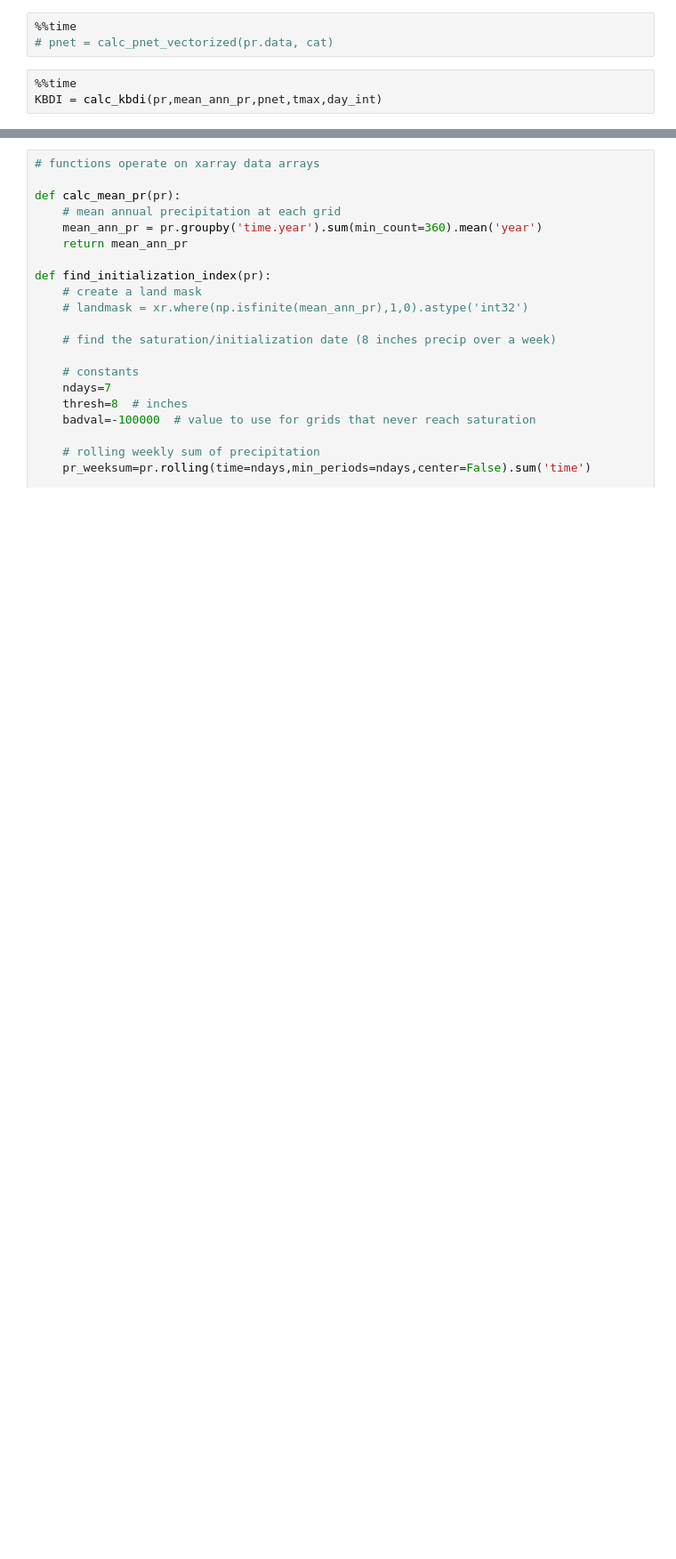
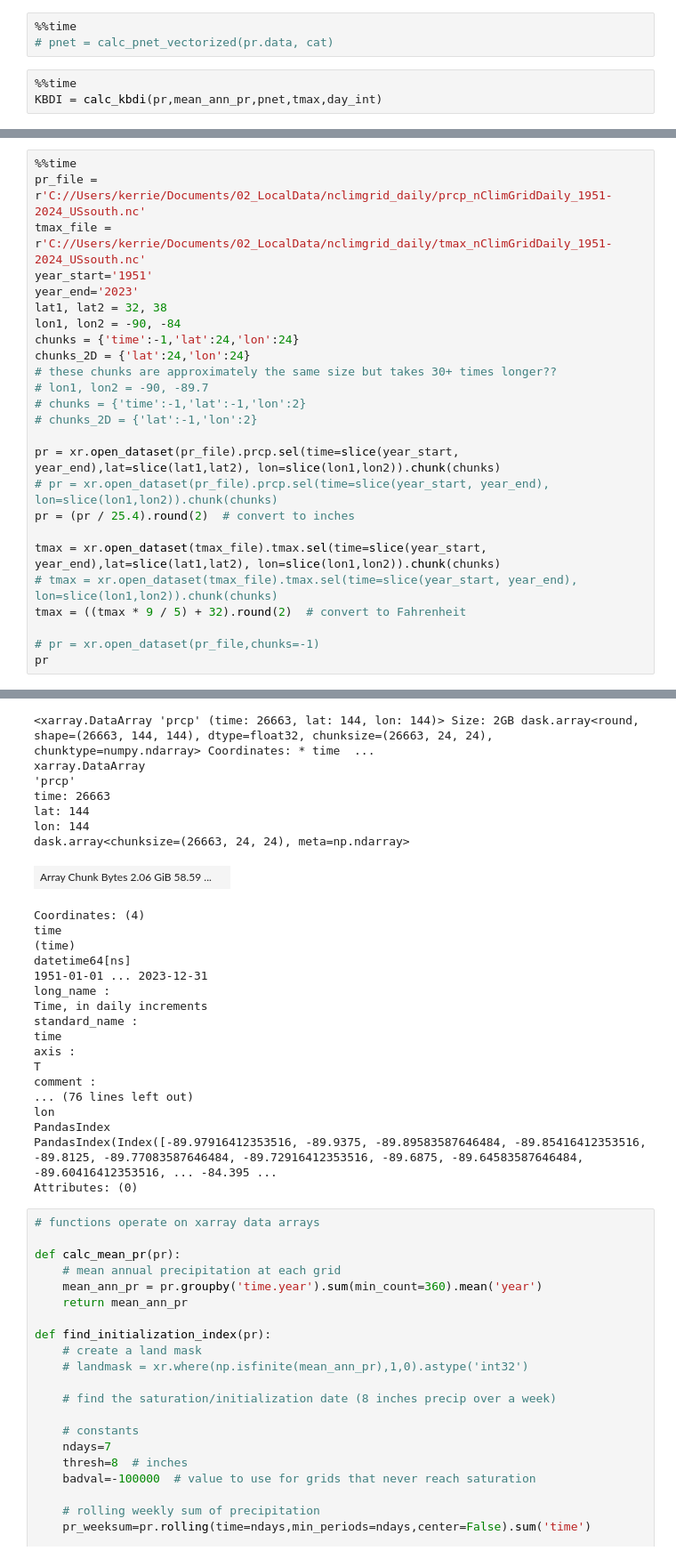
Before and after one commit to kerriegeil/NERR_fire, a Jupyter notebook: 02_analysis/messy/test_vectorized.ipynb, the cells around one changed output, grey strips where cells are left out. Shown: that part at 89% size. Cells and saved outputs as stored; diff of their text form; blank space fills up the shorter version.

```diff
--- a/02_analysis/messy/test_vectorized.ipynb
+++ b/02_analysis/messy/test_vectorized.ipynb
@@ -638,0 +606,26 @@ KBDI = calc_kbdi(pr,mean_ann_pr,pnet,tmax,day_int)
+# %%
+%%time
+pr_file = r'C://Users/kerrie/Documents/02_LocalData/nclimgrid_daily/prcp_nClimGridDaily_1951-2024_USsouth.nc'
+tmax_file = r'C://Users/kerrie/Documents/02_LocalData/nclimgrid_daily/tmax_nClimGridDaily_1951-2024_USsouth.nc'
+year_start='1951'
+year_end='2023'
+lat1, lat2 = 32, 38
+lon1, lon2 = -90, -84
+chunks = {'time':-1,'lat':24,'lon':24}
+chunks_2D = {'lat':24,'lon':24}
+# these chunks are approximately the same size but takes 30+ times longer??
+# lon1, lon2 = -90, -89.7
+# chunks = {'time':-1,'lat':-1,'lon':2}
+# chunks_2D = {'lat':-1,'lon':2}
+
+pr = xr.open_dataset(pr_file).prcp.sel(time=slice(year_start, year_end),lat=slice(lat1,lat2), lon=slice(lon1,lon2)).chunk(chunks)
+# pr = xr.open_dataset(pr_file).prcp.sel(time=slice(year_start, year_end), lon=slice(lon1,lon2)).chunk(chunks)
+pr = (pr / 25.4).round(2)  # convert to inches
+
+tmax = xr.open_dataset(tmax_file).tmax.sel(time=slice(year_start, year_end),lat=slice(lat1,lat2), lon=slice(lon1,lon2)).chunk(chunks)
+# tmax = xr.open_dataset(tmax_file).tmax.sel(time=slice(year_start, year_end), lon=slice(lon1,lon2)).chunk(chunks)
+tmax = ((tmax * 9 / 5) + 32).round(2)  # convert to Fahrenheit
+
+# pr = xr.open_dataset(pr_file,chunks=-1)
+pr
+# %% [output]
@@ -639,3 +634,28 @@ KBDI = calc_kbdi(pr,mean_ann_pr,pnet,tmax,day_int)
+<xarray.DataArray 'prcp' (time: 26663, lat: 144, lon: 144)> Size: 2GB dask.array<round, shape=(26663, 144, 144), dtype=float32, chunksize=(26663, 24, 24), chunktype=numpy.ndarray> Coordinates: * time  ...
+xarray.DataArray
+'prcp'
+time: 26663
+lat: 144
+lon: 144
+dask.array<chunksize=(26663, 24, 24), meta=np.ndarray>
+| Array Chunk Bytes 2.06 GiB 58.59 ... |  |
+Coordinates: (4)
+time
+(time)
+datetime64[ns]
+1951-01-01 ... 2023-12-31
+long_name :
+Time, in daily increments
+standard_name :
+time
+axis :
+T
+comment :
+... (76 lines left out)
+lon
+PandasIndex
+PandasIndex(Index([-89.97916412353516, -89.9375, -89.89583587646484, -89.85416412353516, -89.8125, -89.77083587646484, -89.72916412353516, -89.6875, -89.64583587646484, -89.60416412353516, ... -84.395 ...
+Attributes: (0)
 # %%
 # functions operate on xarray data arrays
 
```
Also changed, not shown: parts of 25 cells of this notebook.
